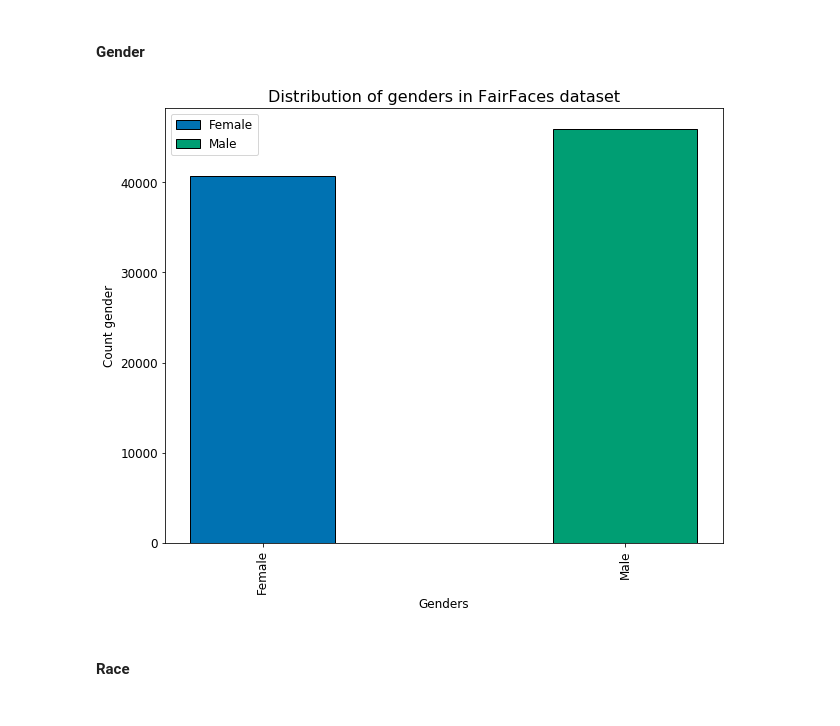
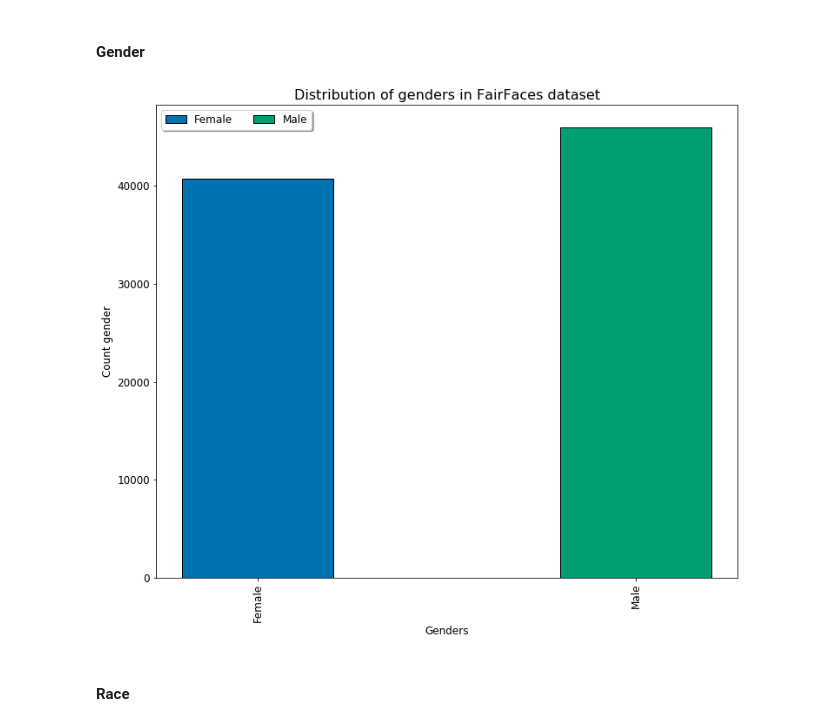
Before and after one commit to EwertonDCSilv/emotion_faces, a Jupyter notebook: tp.ipynb, the cells around one changed output. Drawn from its saved outputs; the diff is of its cells as text; code cells hidden in the pictures.

```diff
--- a/tp.ipynb
+++ b/tp.ipynb
@@ -186,29 +188,29 @@ def mergeForPlot(df, col_name, col_count='count', atribut_fix='emotions'):
 # %%
 # Count gender in FairFaces Dataset
 faces_gender = df[['gender',"file"]]
 faces_gender.columns = ['gender',"count"]
 faces_gender = faces_gender.groupby("gender",as_index=False).count()
 gender_list = faces_gender['gender'].unique()
 
 # Values
 genders_list = faces_gender.iloc[:,0].values
 values = faces_gender.iloc[:,1].values
 
 # Ploting line by line
 for unq_value in gender_list:
     mask = faces_gender['gender'] == unq_value
     df_subset = faces_gender[mask]
     plt.bar(df_subset['gender'], df_subset['count'], edgecolor='k',width=0.4)
 
 # Config plot
 plt.xticks(rotation=90)
 plt.xlabel("Genders")
 plt.ylabel("Count gender")
 plt.title("Distribution of genders in FairFaces dataset")
-plt.legend(gender_list)
+plt.legend(gender_list, loc='upper left',  ncol=3, fancybox=True, shadow=True)
 plt.show()
 # %% [output]
-[figure, old version]
+[figure, new version]
 # %% [markdown]
 #### Race
 # %%
```
Also changed, not shown: parts of 14 cells of this notebook.
